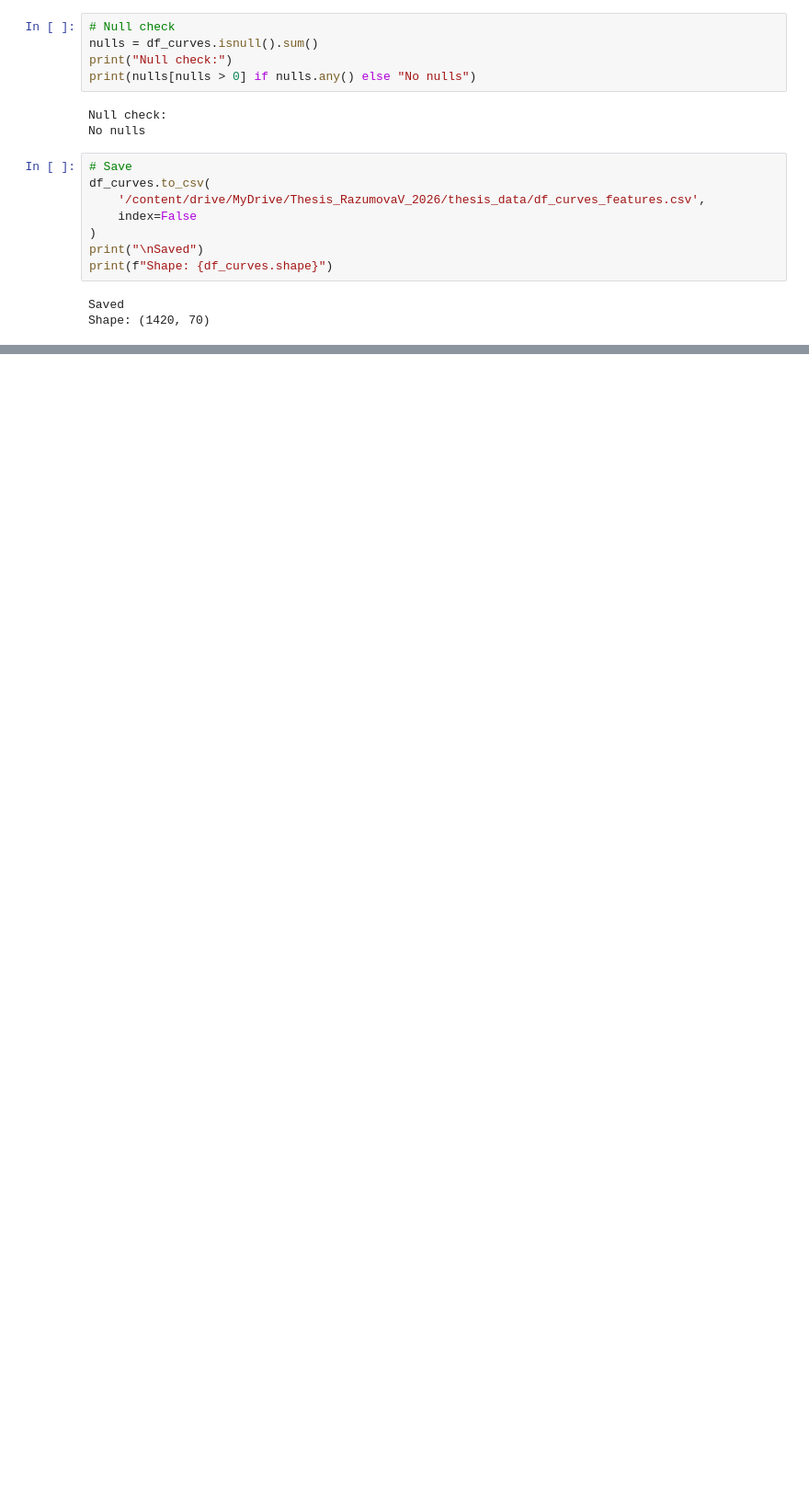
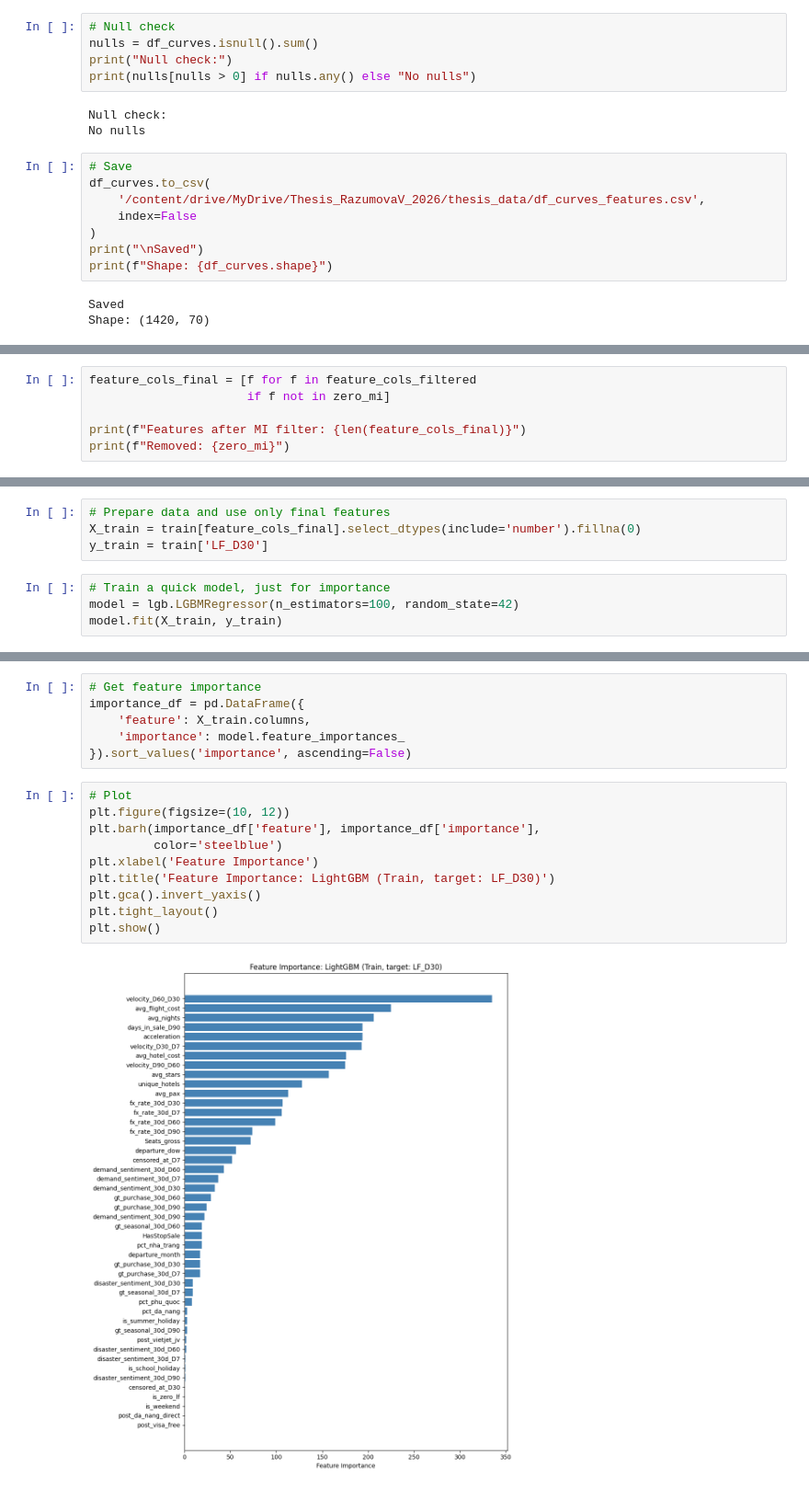
Before and after one commit to VildanaRazumova/thesis-demand-forecasting, a Jupyter notebook: thesis_notebook_final.ipynb, the cells around one changed output, grey strips where cells are left out. Shown at 92% size. Cells and saved outputs as stored; diff of their text form; blank space fills up the shorter version.

```diff
--- a/thesis_notebook_final.ipynb
+++ b/thesis_notebook_final.ipynb
@@ -2272,0 +2422,6 @@ Shape: (1420, 70)
+# %%
+feature_cols_final = [f for f in feature_cols_filtered
+                      if f not in zero_mi]
+
+print(f"Features after MI filter: {len(feature_cols_final)}")
+print(f"Removed: {zero_mi}")
@@ -2272,0 +2434,8 @@ Shape: (1420, 70)
+# %%
+# Prepare data and use only final features
+X_train = train[feature_cols_final].select_dtypes(include='number').fillna(0)
+y_train = train['LF_D30']
+# %%
+# Train a quick model, just for importance
+model = lgb.LGBMRegressor(n_estimators=100, random_state=42)
+model.fit(X_train, y_train)
@@ -2272,0 +2450,18 @@ Shape: (1420, 70)
+# %%
+# Get feature importance
+importance_df = pd.DataFrame({
+    'feature': X_train.columns,
+    'importance': model.feature_importances_
+}).sort_values('importance', ascending=False)
+# %%
+# Plot
+plt.figure(figsize=(10, 12))
+plt.barh(importance_df['feature'], importance_df['importance'],
+         color='steelblue')
+plt.xlabel('Feature Importance')
+plt.title('Feature Importance: LightGBM (Train, target: LF_D30)')
+plt.gca().invert_yaxis()
+plt.tight_layout()
+plt.show()
+# %% [output]
+[figure, added]
```
Also changed, not shown: parts of 24 cells of this notebook.
